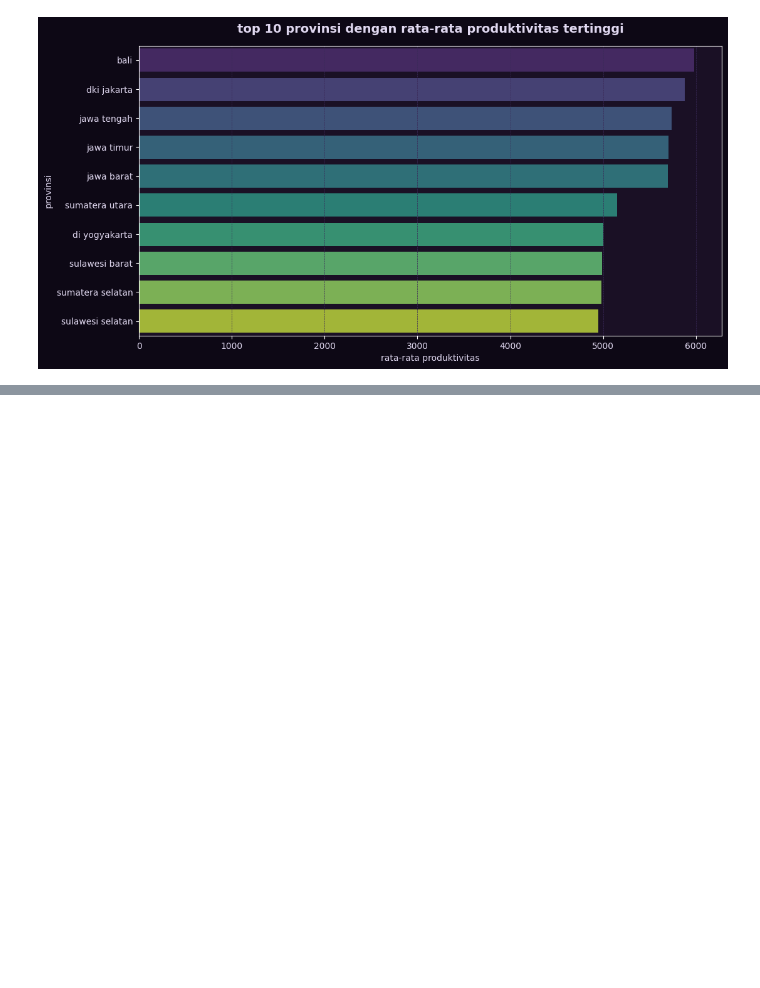
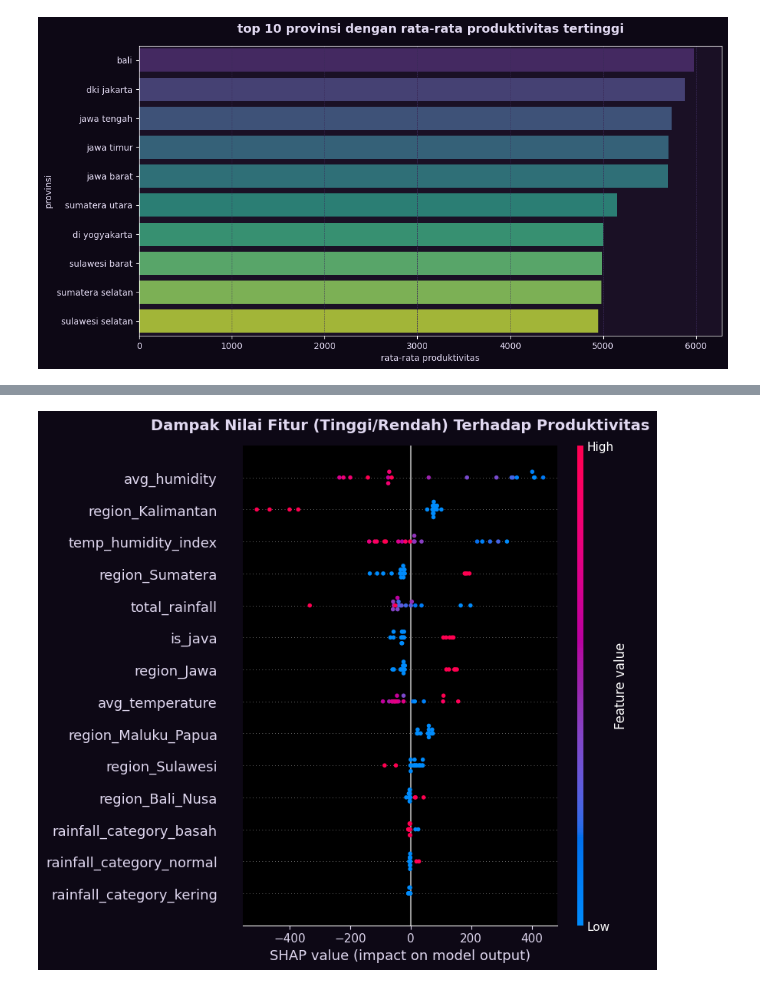
Before and after one commit to melinda-ab/prediksi-kondisi-cuaca-optimal-untuk-bertanam, a Jupyter notebook: main.ipynb, the cells around one changed output, grey strips where cells are left out. Cells and saved outputs as stored; diff of their text form; code cells hidden in the pictures; blank space fills up the shorter version.

```diff
--- a/main.ipynb
+++ b/main.ipynb
@@ -485,0 +530,5 @@ Passing `palette` without assigning `hue` is deprecated and will be removed in v
+# %%
+X_train, X_test, y_train, y_test = train_test_split(X, y, test_size=0.2, random_state=42)
+
+print(f"jumlah data training: {X_train.shape[0]}")
+print(f"jumlah data testing: {X_test.shape[0]}")
@@ -485,0 +701,16 @@ Passing `palette` without assigning `hue` is deprecated and will be removed in v
+# %%
+plt.figure(figsize=(10, 6))
+fig = plt.gcf()
+fig.patch.set_facecolor(fig_color)
+
+shap.summary_plot(shap_values, X_test, show=False)
+plt.title('Dampak Nilai Fitur (Tinggi/Rendah) Terhadap Produktivitas', color=teks_color, fontsize=14, fontweight='bold', pad=15)
+ax = plt.gca()
+ax.tick_params(axis='x', colors=teks_color)
+ax.tick_params(axis='y', colors=teks_color)
+ax.xaxis.label.set_color(teks_color)
+
+plt.savefig('reports/figures/shap_summary_plot.png', bbox_inches='tight', facecolor=fig.get_facecolor())
+plt.show()
+# %% [output]
+[figure, added]
```
Also changed, not shown: parts of 22 cells of this notebook.
